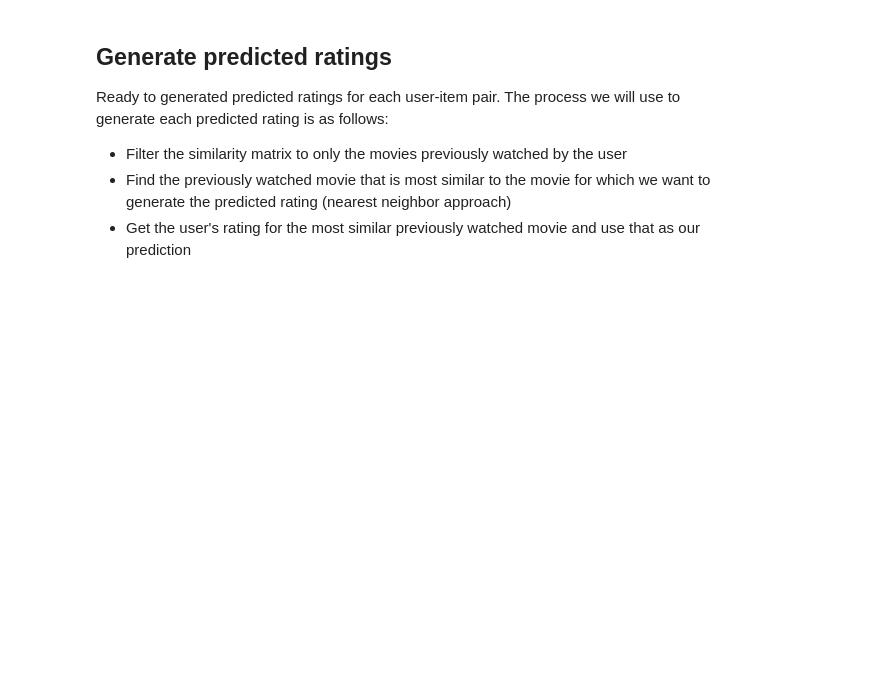
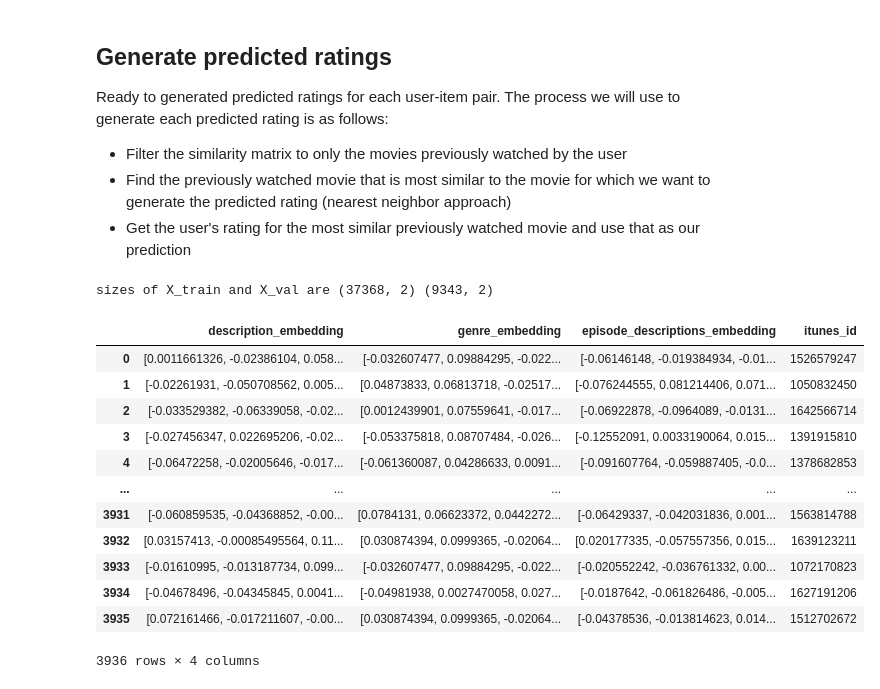
Before and after one commit to mille055/Rec_Project, a Jupyter notebook: notebooks/Get_text_embeddings.ipynb, the cells around one changed output. Cells and saved outputs as stored; diff of their text form; code cells hidden in the pictures; blank space fills up the shorter version.

```diff
--- a/notebooks/Get_text_embeddings.ipynb
+++ b/notebooks/Get_text_embeddings.ipynb
@@ -208,5 +214,25 @@ from sklearn.model_selection import train_test_split
 X = podcast_df[['user', 'itunes_id']]
 y = podcast_df['rating']
 X_train, X_val, y_train, y_val = train_test_split(X,y,random_state=0, test_size=0.2)
+print('sizes of X_train and X_val are', X_train.shape, X_val.shape)
+# %% [output]
+sizes of X_train and X_val are (37368, 2) (9343, 2)
+# %%
+embeddings = pd.read_pickle('podcast_embeddings_only.pkl').reset_index(drop=True)
+embeddings
+# %% [output]
+|  | description_embedding | genre_embedding | episode_descriptions_embedding | itunes_id |
+| 0 | [0.0011661326, -0.02386104, 0.058... | [-0.032607477, 0.09884295, -0.022... | [-0.06146148, -0.019384934, -0.01... | 1526579247 |
+| 1 | [-0.02261931, -0.050708562, 0.005... | [0.04873833, 0.06813718, -0.02517... | [-0.076244555, 0.081214406, 0.071... | 1050832450 |
+| 2 | [-0.033529382, -0.06339058, -0.02... | [0.0012439901, 0.07559641, -0.017... | [-0.06922878, -0.0964089, -0.0131... | 1642566714 |
+| 3 | [-0.027456347, 0.022695206, -0.02... | [-0.053375818, 0.08707484, -0.026... | [-0.12552091, 0.0033190064, 0.015... | 1391915810 |
+| 4 | [-0.06472258, -0.02005646, -0.017... | [-0.061360087, 0.04286633, 0.0091... | [-0.091607764, -0.059887405, -0.0... | 1378682853 |
+| ... | ... | ... | ... | ... |
+| 3931 | [-0.060859535, -0.04368852, -0.00... | [0.0784131, 0.06623372, 0.0442272... | [-0.06429337, -0.042031836, 0.001... | 1563814788 |
+| 3932 | [0.03157413, -0.00085495564, 0.11... | [0.030874394, 0.0999365, -0.02064... | [0.020177335, -0.057557356, 0.015... | 1639123211 |
+| 3933 | [-0.01610995, -0.013187734, 0.099... | [-0.032607477, 0.09884295, -0.022... | [-0.020552242, -0.036761332, 0.00... | 1072170823 |
+| 3934 | [-0.04678496, -0.04345845, 0.0041... | [-0.04981938, 0.0027470058, 0.027... | [-0.0187642, -0.061826486, -0.005... | 1627191206 |
+| 3935 | [0.072161466, -0.017211607, -0.00... | [0.030874394, 0.0999365, -0.02064... | [-0.04378536, -0.013814623, 0.014... | 1512702672 |
+3936 rows × 4 columns
 # %%
 # First, we'll use the cosine similarity of the genre and description features
```
Also changed, not shown: parts of 27 cells of this notebook.
